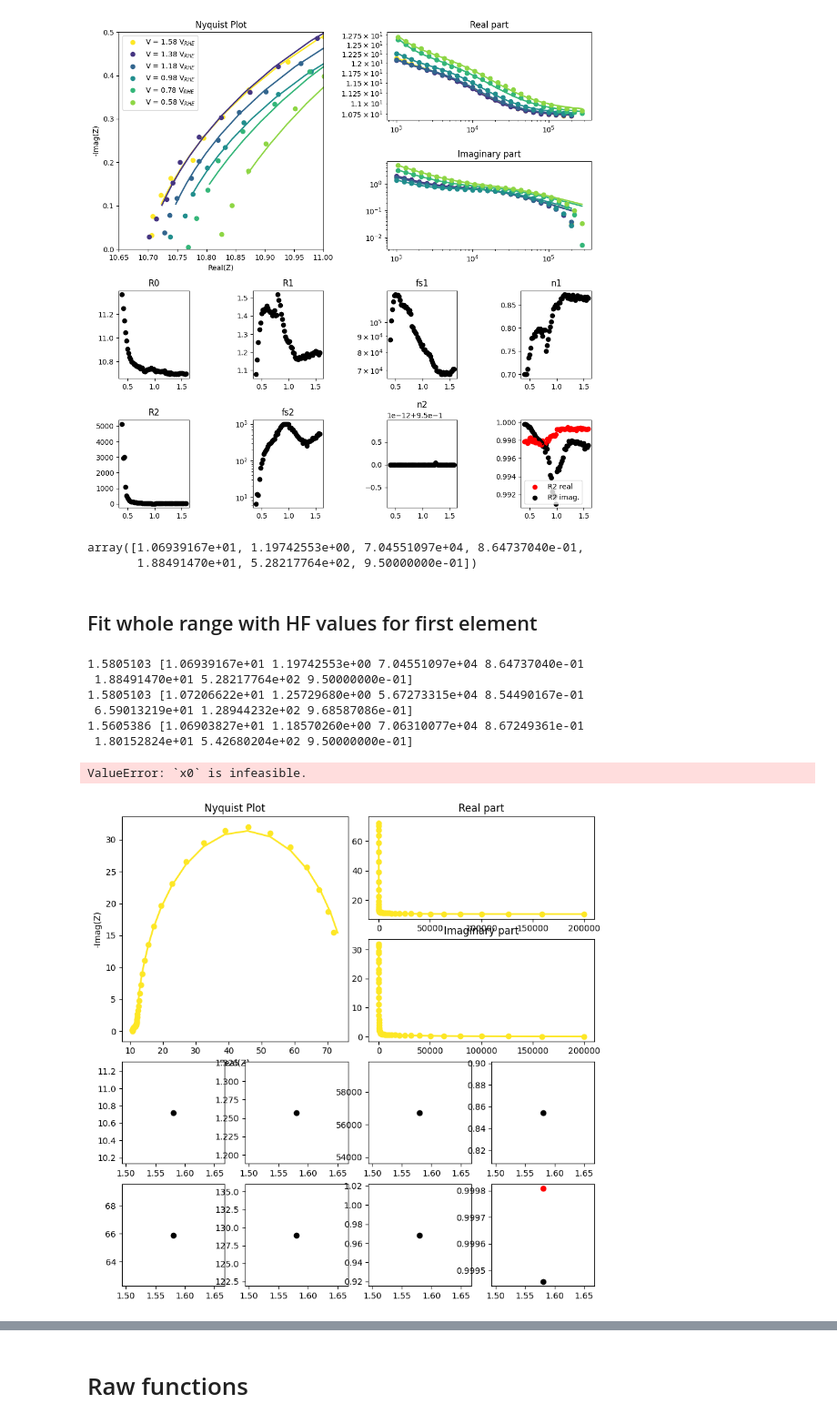
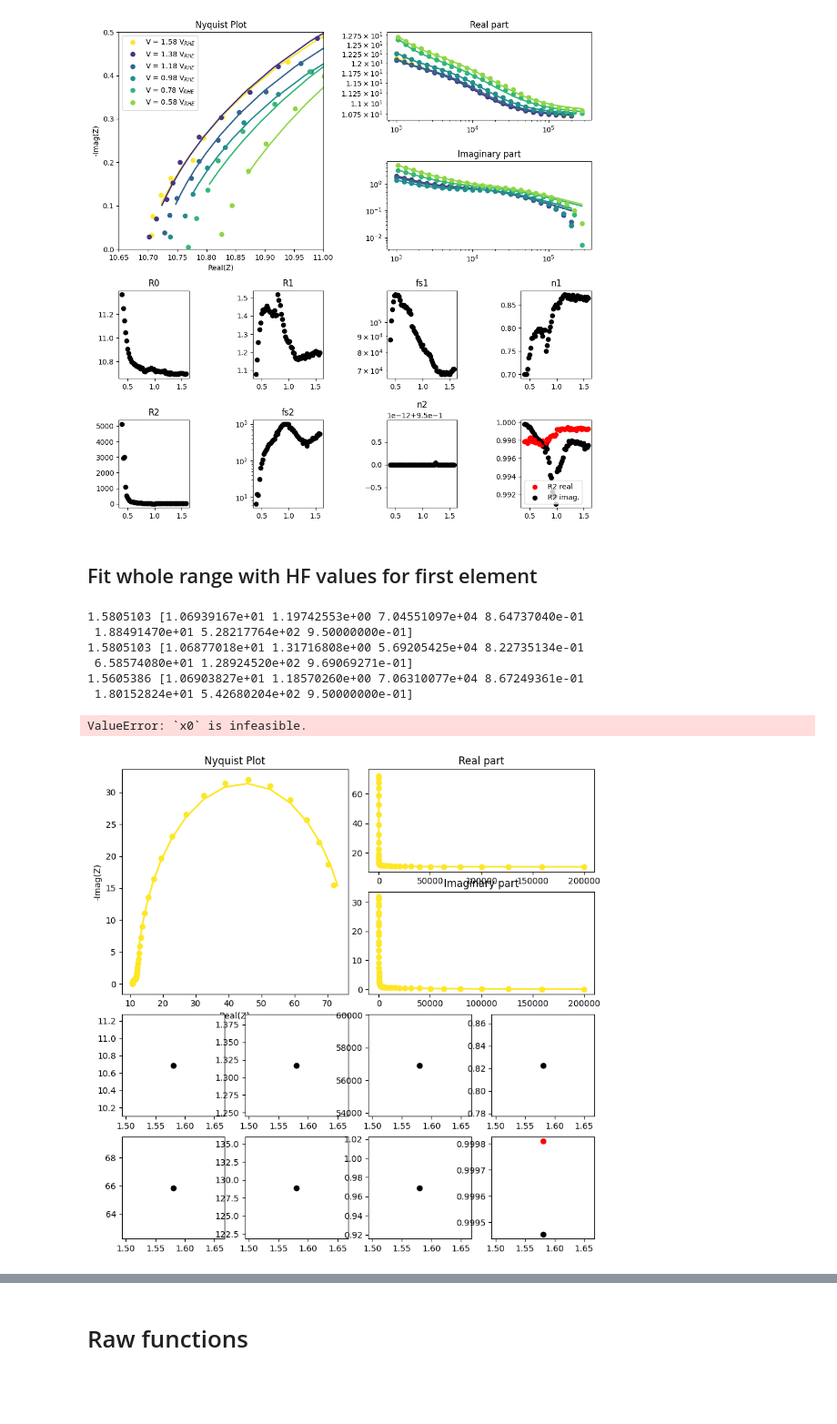
Before and after one commit to raulgarciadiez/EIS_HIROF, a Jupyter notebook: EIS_customized_flow.ipynb, the cells around one changed output, grey strips where cells are left out. Shown at 91% size. Cells and saved outputs as stored; diff of their text form; code cells hidden in the pictures; blank space fills up the shorter version.

Commit message:
error in bounds not found

```diff
--- a/EIS_customized_flow.ipynb
+++ b/EIS_customized_flow.ipynb
@@ -308,12 +308,6 @@ ax3.set_yscale("log")
 plt.tight_layout()
 # %% [output]
 [figure]
-# %%
-fitted_values_HF['10 cycles imped/1.2 to 1.58/1.2 to 1_20_PEIS_C01.mpr']
-#[1.06939167e+01, 1.19742553e+00, 7.04551097e+04, 8.64737040e-01,1.88491470e+01, 5.28217764e+02, 9.50000000e-01]
-# %% [output]
-array([1.06939167e+01, 1.19742553e+00, 7.04551097e+04, 8.64737040e-01,
-       1.88491470e+01, 5.28217764e+02, 9.50000000e-01])
 # %% [markdown]
 ## Fit whole range with HF values for first element
 # %%
@@ -338,19 +332,19 @@ for i in range(4):
 from matplotlib.cm import viridis
 colors = viridis(np.linspace(0, 1, len(mpr_files)))
 
+# These values from the HR fit
 Rs_guess = 10.69
 
 R_guess = 1.197
 n_guess = 0.865
 fs_guess = 7.045e4
 
+# These values from first fit from Ben
 R2_guess = 65.8
 n2_guess = 0.97
 fs2_guess = 128.9
 
 initial_guess = [Rs_guess, R_guess, fs_guess, n_guess, R2_guess, fs2_guess, n2_guess]
-
-#initial_guess = fitted_values_HF['10 cycles imped/1.2 to 1.58/1.2 to 1_20_PEIS_C01.mpr']
 
 popt = []
 
@@ -373,11 +367,12 @@ for (n_file,file_path) in enumerate(mpr_files):
 
     popt_HF = fitted_values_HF[file_path]
 
+    ##################################### there is some problem here ###################################################
     bounds = (
-    [0.99*popt_HF[0], 0.95*popt_HF[1], 0.5*popt_HF[2], 0.75*popt_HF[3], 1, 10**0.1, 0.95],  # Lower bounds
-    [1.01*popt_HF[0], 1.05*popt_HF[1], 1.5*popt_HF[2], 1.25*popt_HF[3], 1e8, 10**3, 1.05]  # Upper bounds
-
+    [0.95*popt_HF[0], 0.9*popt_HF[1], 0.5*popt_HF[2], 0.75*popt_HF[3], 1, 10**0.1, 0.95],  # Lower bounds
+    [1.05*popt_HF[0], 1.1*popt_HF[1], 1.5*popt_HF[2], 1.25*popt_HF[3], 1e8, 10**3, 1.05]  # Upper bounds
     )
+    #######################################################################################
 
     print (Ewe,popt_HF)
     try:
@@ -434,36 +429,36 @@ for (n_file,file_path) in enumerate(mpr_files):
     except RuntimeError:
         print(f"Ewe={Ewe:.2f} V - No fit")
 
 axes[0].set_title("R0")
 axes[2].set_title("R1")
 axes[4].set_title("fs1")
 axes[4].set_yscale("log")
 axes[6].set_title("n1")
 axes[1].set_title("R2")
 axes[3].set_title("fs2")
 axes[3].set_yscale("log")
 axes[5].set_title("n2")
 
 axes[7].legend()
 ax1.legend()
 #ax1.set_xlim([10.65,11])
 #ax1.set_ylim([0,0.5])
 
 ax2.set_xscale("log")
 ax2.set_yscale("log")
 ax3.set_xscale("log")
 ax3.set_yscale("log")
 
 plt.tight_layout()
 # %% [output]
 1.5805103 [1.06939167e+01 1.19742553e+00 7.04551097e+04 8.64737040e-01
  1.88491470e+01 5.28217764e+02 9.50000000e-01]
-1.5805103 [1.07206622e+01 1.25729680e+00 5.67273315e+04 8.54490167e-01
- 6.59013219e+01 1.28944232e+02 9.68587086e-01]
+1.5805103 [1.06877018e+01 1.31716808e+00 5.69205425e+04 8.22735134e-01
+ 6.58574080e+01 1.28924520e+02 9.69069271e-01]
 1.5605386 [1.06903827e+01 1.18570260e+00 7.06310077e+04 8.67249361e-01
  1.80152824e+01 5.42680204e+02 9.50000000e-01]
 ValueError: `x0` is infeasible.
-[figure, old version]
+[figure, new version]
 # %%
 fitted_values_HF
 # %% [output]
```
